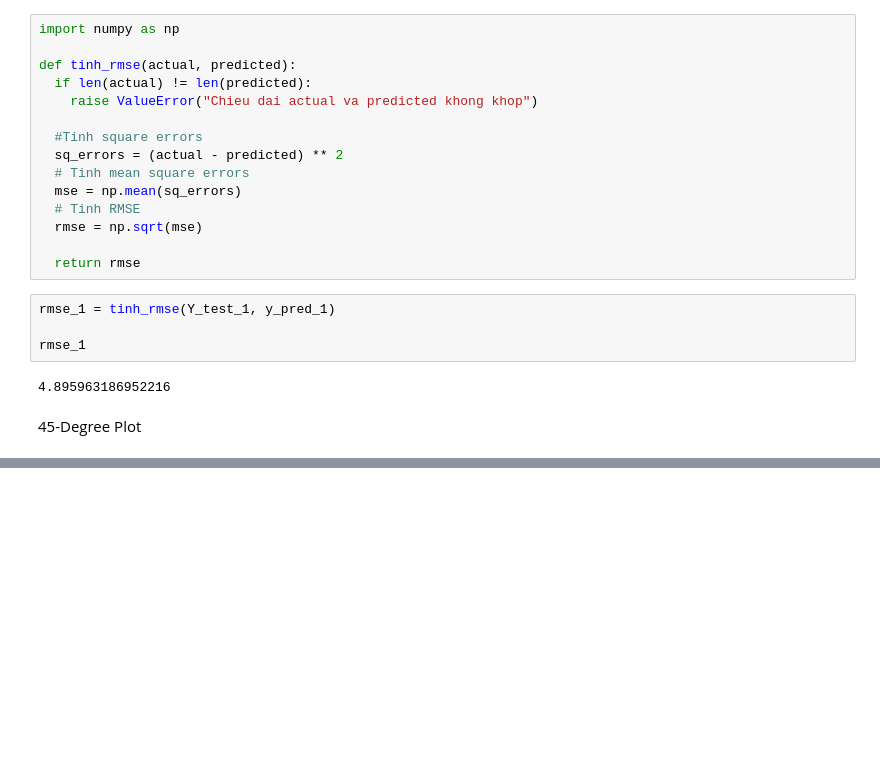
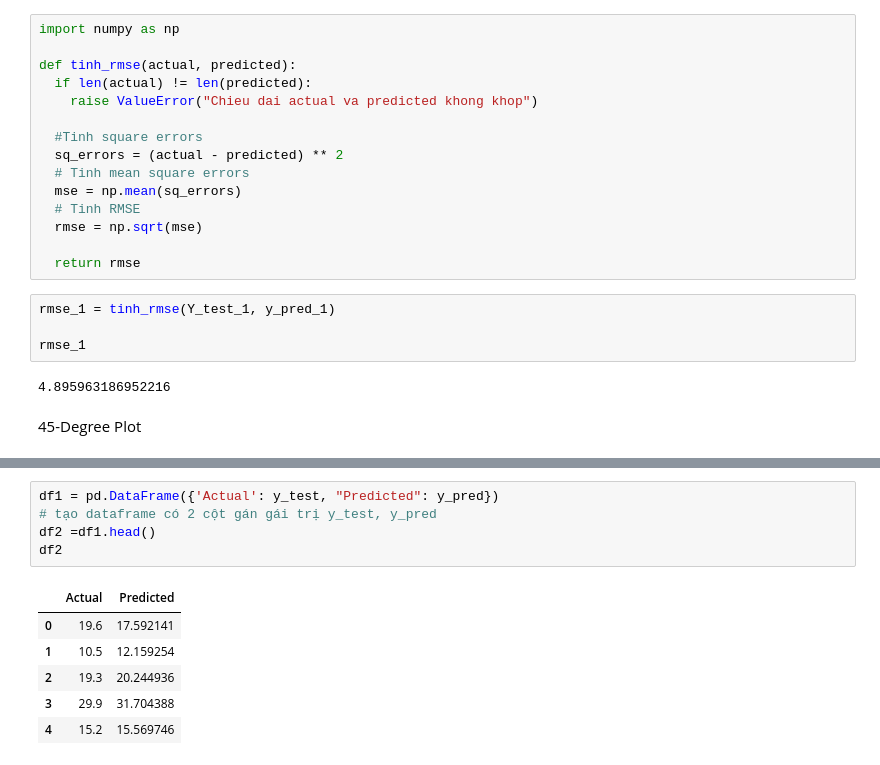
Before and after one commit to nangnguyen1204/data-ML-VTI2310, a Jupyter notebook: lesson6-linear-regression-model-1varriable/nang_ml_linear_boston (2).ipynb, the cells around one changed output, grey strips where cells are left out. Cells and saved outputs as stored; diff of their text form; blank space fills up the shorter version.

```diff
--- a/lesson6-linear-regression-model-1varriable/nang_ml_linear_boston (1).ipynb
+++ b/lesson6-linear-regression-model-1varriable/nang_ml_linear_boston (2).ipynb
@@ -459,0 +613,12 @@ plt.tight_layout();
+# %%
+df1 = pd.DataFrame({'Actual': y_test, "Predicted": y_pred})
+# tạo dataframe có 2 cột gán gái trị y_test, y_pred
+df2 =df1.head()
+df2
+# %% [output]
+|  | Actual | Predicted |
+| 0 | 19.6 | 17.592141 |
+| 1 | 10.5 | 12.159254 |
+| 2 | 19.3 | 20.244936 |
+| 3 | 29.9 | 31.704388 |
+| 4 | 15.2 | 15.569746 |
```
Also changed, not shown: parts of 46 cells of this notebook.
